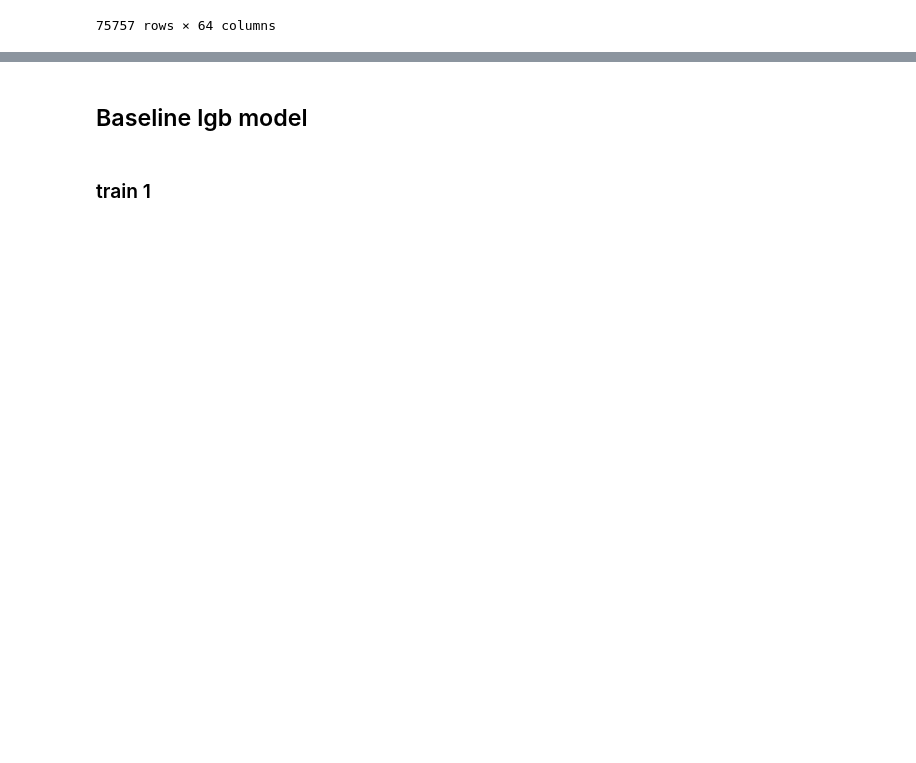
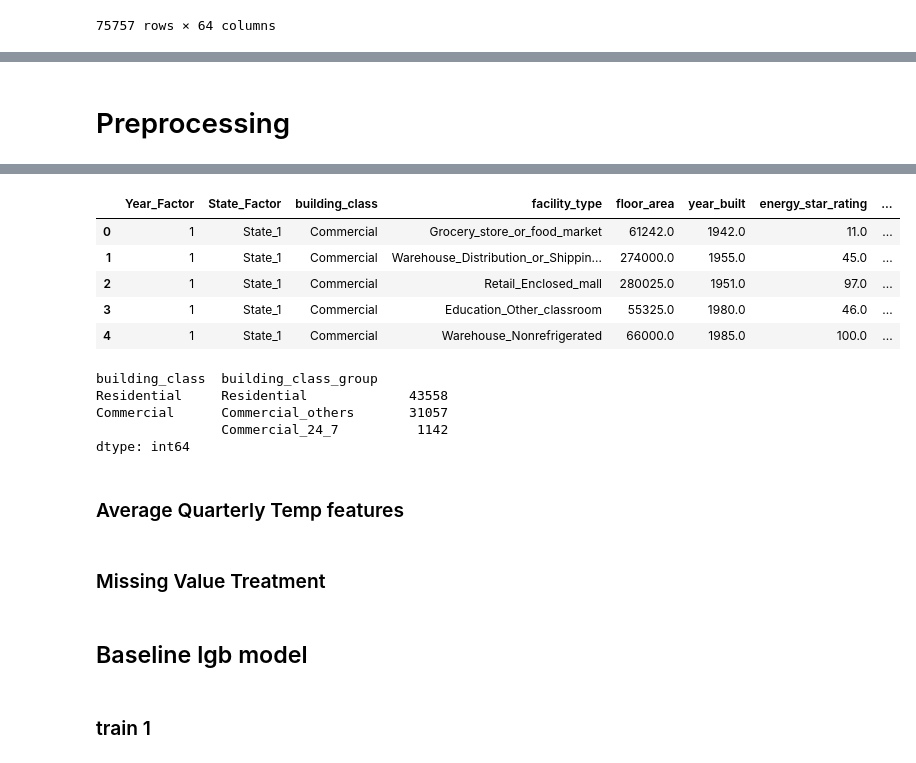
Before and after one commit to ravijp/WiDS, a Jupyter notebook: WiDS_Setup.ipynb, the cells around one changed output, grey strips where cells are left out. Saved outputs shown, nothing was run; the diff lists cells and outputs as text; code cells hidden in the pictures; blank space fills up the shorter version.

```diff
--- a/WiDS_Setup.ipynb
+++ b/WiDS_Setup.ipynb
@@ -301,0 +365,6 @@ KeyboardInterrupt: ignored
+# %%
+print(f"Top Six facility amount to total > {round(sum(rel_freqs3[:6])*100, 3)}% of rows")
+significant = rel_freqs3.index[:6].tolist()
+print(f"Top Six facility : {significant}")
+df_train = df_train.assign(facility_type_1=np.where(df_train['facility_type'].isin(significant), df_train['facility_type'], 'Others'))
+df_test = df_test.assign(facility_type_1=np.where(df_test['facility_type'].isin(significant), df_test['facility_type'], 'Others'))
@@ -301,0 +394,21 @@ KeyboardInterrupt: ignored
+# %% [markdown]
+# Preprocessing
+# %%
+df_train['year_built']=df_train['year_built'].fillna(df_train['year_built'].mean())
+df_test['year_built']=df_test['year_built'].fillna(df_train['year_built'].mean())
+
+df_train['energy_star_rating']=df_train['energy_star_rating'].fillna(df_train['energy_star_rating'].mean())
+df_test['energy_star_rating']=df_test['energy_star_rating'].fillna(df_train['energy_star_rating'].mean())
+# %%
+def building_class_group(d):
+    if (d['building_class'] == 'Residential'):
+        return 'Residential'
+    elif (d['facility_type'] in ('Data_Center', 'Laboratory', 'Grocery_store_or_food_market', 'Health_Care_Inpatient', 'Health_Care_Uncategorized', 'Health_Care_Outpatient_Uncategorized', 'Food_Service_Restaurant_or_cafeteria')):
+        return 'Commercial_24_7'
+    else:
+        return 'Commercial_others'
+
+df_train['building_class_group'] = df_train.apply(building_class_group, axis=1)
+df_test['building_class_group'] = df_test.apply(building_class_group, axis=1)
+df_train.head()
+# %% [output]
@@ -301,0 +416,16 @@ KeyboardInterrupt: ignored
+|  | Year_Factor | State_Factor | building_class | facility_type | floor_area | year_built | energy_star_rating | ... |
+| 0 | 1 | State_1 | Commercial | Grocery_store_or_food_market | 61242.0 | 1942.0 | 11.0 | ... |
+| 1 | 1 | State_1 | Commercial | Warehouse_Distribution_or_Shippin... | 274000.0 | 1955.0 | 45.0 | ... |
+| 2 | 1 | State_1 | Commercial | Retail_Enclosed_mall | 280025.0 | 1951.0 | 97.0 | ... |
+| 3 | 1 | State_1 | Commercial | Education_Other_classroom | 55325.0 | 1980.0 | 46.0 | ... |
+| 4 | 1 | State_1 | Commercial | Warehouse_Nonrefrigerated | 66000.0 | 1985.0 | 100.0 | ... |
+# %%
+df_train[['building_class', 'building_class_group']].value_counts()
+# %% [output]
+building_class  building_class_group
+Residential     Residential             43558
+Commercial      Commercial_others       31057
+                Commercial_24_7          1142
+dtype: int64
+# %% [markdown]
+### Average Quarterly Temp features
@@ -301,0 +459,2 @@ KeyboardInterrupt: ignored
+# %% [markdown]
+### Missing Value Treatment
```
Also changed, not shown: parts of 19 cells of this notebook.
